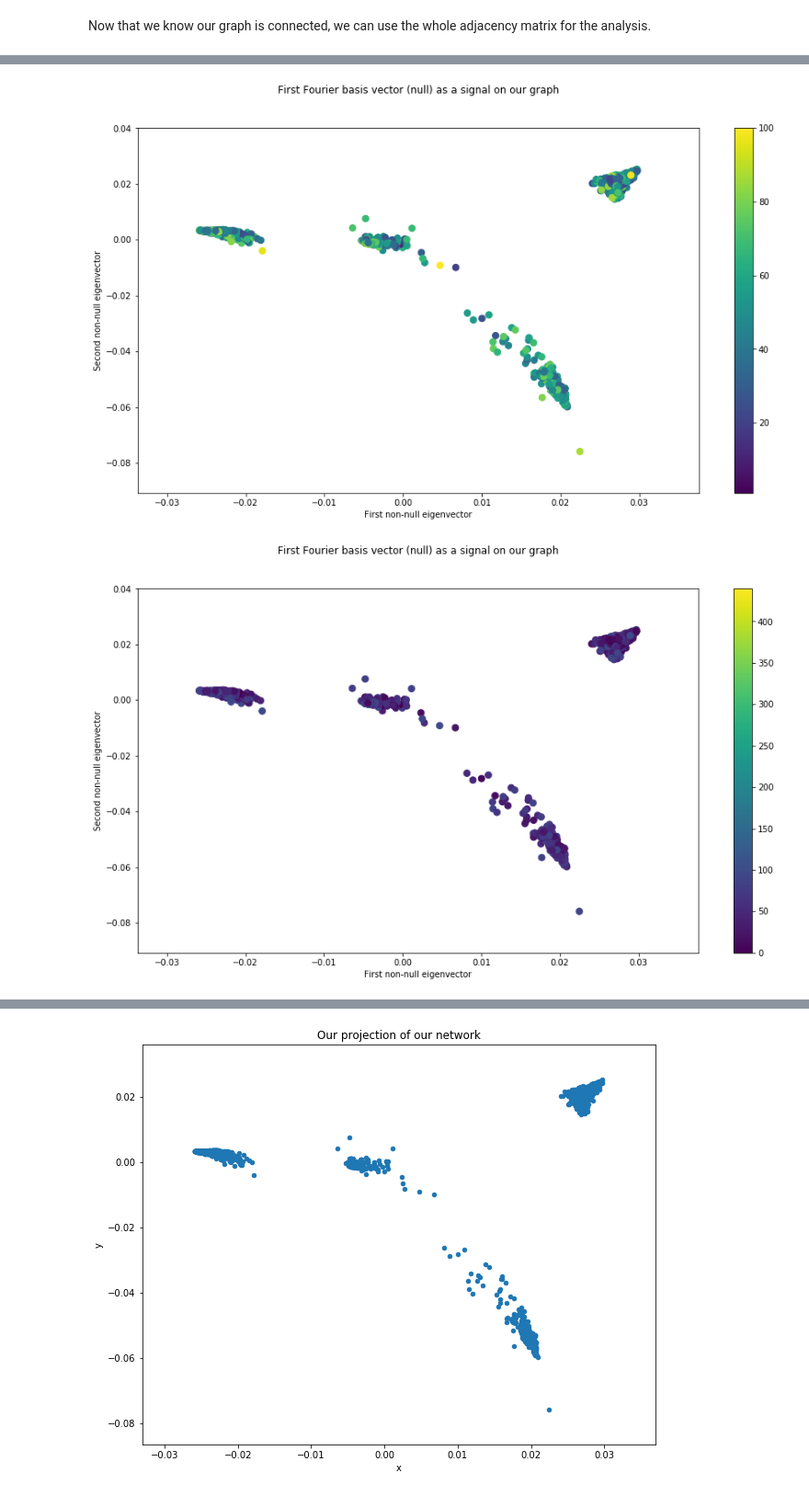
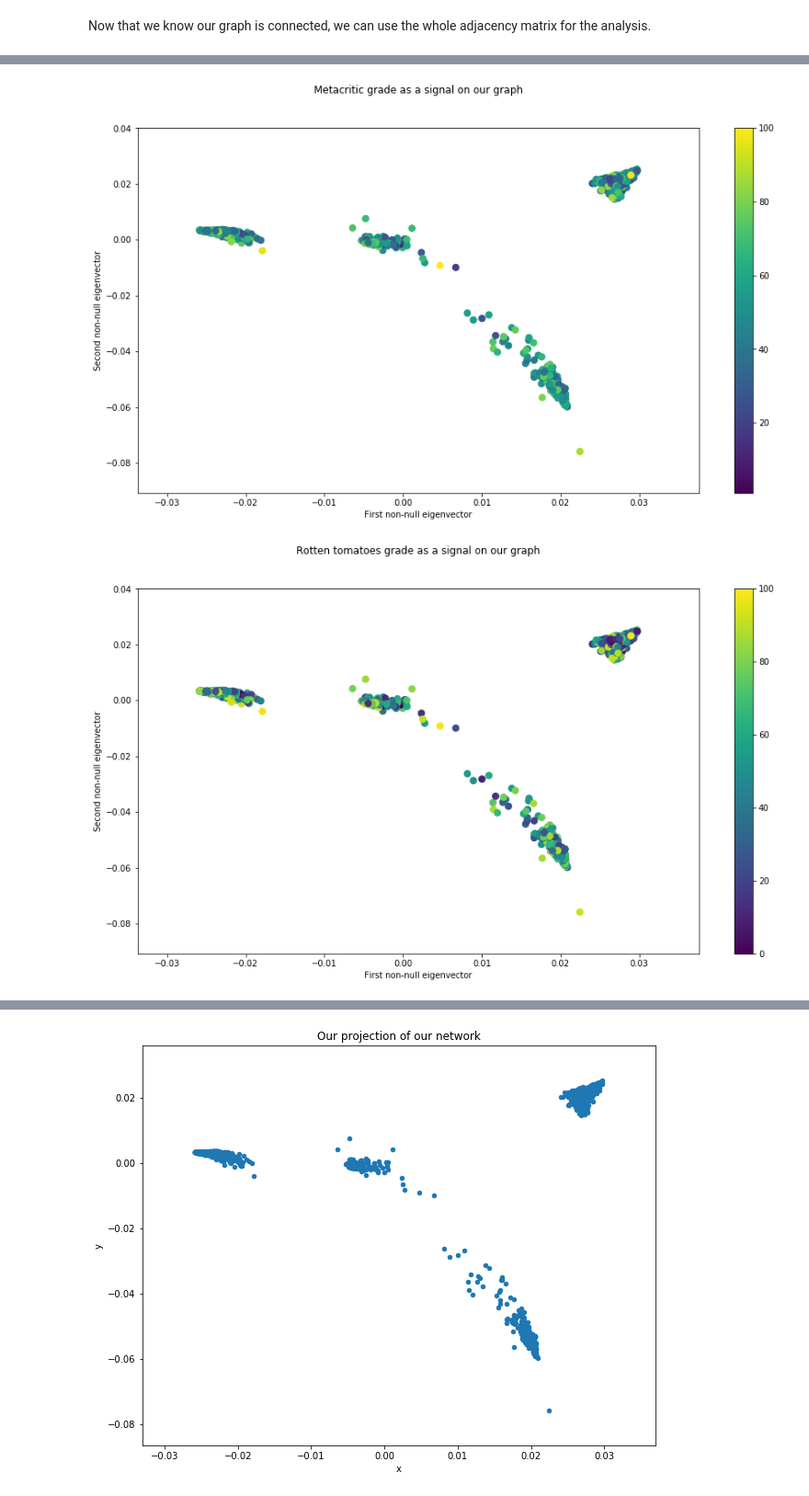
Before and after one commit to illorens/Project_NTDS, a Jupyter notebook: Analysis_graph.ipynb, the cells around one changed output, grey strips where cells are left out. Shown at 92% size. Saved outputs shown, nothing was run; the diff lists cells and outputs as text; code cells hidden in the pictures.

```diff
--- a/Analysis_graph.ipynb
+++ b/Analysis_graph.ipynb
@@ -726,4 +727,5 @@ sparse_adj = sparse_adj + sparse_adj.T
 # %%
+sparse_adj = np.load('sparse_adj.npy')
 weights = np.load('weights.npy')
 adjacency = np.load('adjacency.npy')
 # %% [markdown]
@@ -731,12 +733,14 @@ adjacency = np.load('adjacency.npy')
 # %% [markdown]
 ## A. Label creation
 # %%
-label_boxoffice = final_df.BoxOffice.values
-label_imdb = final_df.imdbGrade.values
-label_tomato = final_df.tomatoGrade.values
-label_metacritic = final_df.metacriticGrade.values
-label_wins = final_df.Wins.values
-label_noms = final_df.Nominations.values
+label_boxoffice = final_df.BoxOffice.values.copy()
+label_imdb = final_df.imdbGrade.values.copy()
+label_tomato = final_df.tomatoGrade.values.copy()
+label_metacritic = final_df.metacriticGrade.values.copy()
+label_wins = final_df.Wins.values.copy()
+label_noms = final_df.Nominations.values.copy()
+# %%
+label_tomato[label_tomato > 100] = 44
 # %% [markdown]
 ## B. All features combined
 # %%
@@ -772,22 +776,22 @@ plt.show()
 plt.figure(figsize = (15,8))
 nodes = nx.draw_networkx_nodes(G, coords, node_size=60, node_color=label_metacritic)
 #nx.draw_networkx_edges(G, coords, alpha=0.1)
-plt.title("First Fourier basis vector (null) as a signal on our graph", y=1.08)
+plt.title("Metacritic grade as a signal on our graph", y=1.08)
 plt.xlabel("First non-null eigenvector")
 plt.ylabel("Second non-null eigenvector")
 plt.colorbar(nodes)
 plt.show()
 # %% [output]
-[figure, old version]
+[figure, new version]
 # %%
 plt.figure(figsize = (15,8))
 nodes = nx.draw_networkx_nodes(G, coords, node_size=60, node_color=label_tomato)
 #nx.draw_networkx_edges(G, coords, alpha=0.1)
-plt.title("First Fourier basis vector (null) as a signal on our graph", y=1.08)
+plt.title("Rotten tomatoes grade as a signal on our graph", y=1.08)
 plt.xlabel("First non-null eigenvector")
 plt.ylabel("Second non-null eigenvector")
 plt.colorbar(nodes)
 
 plt.show()
 # %% [output]
-[figure, old version]
+[figure, new version]
```
Also changed, not shown: parts of 37 cells of this notebook.
